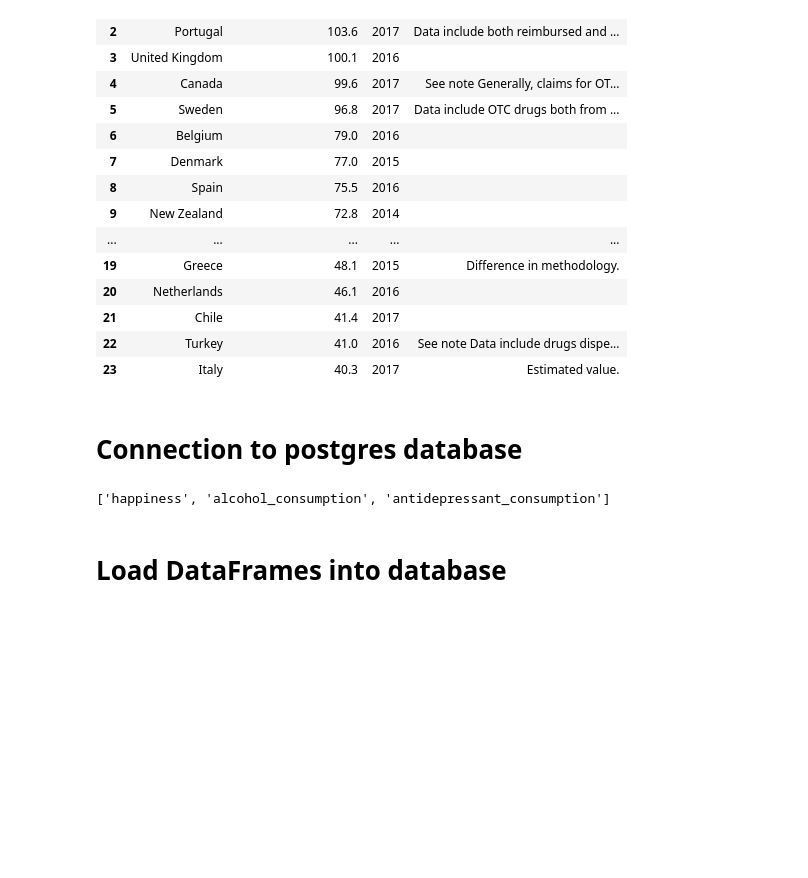
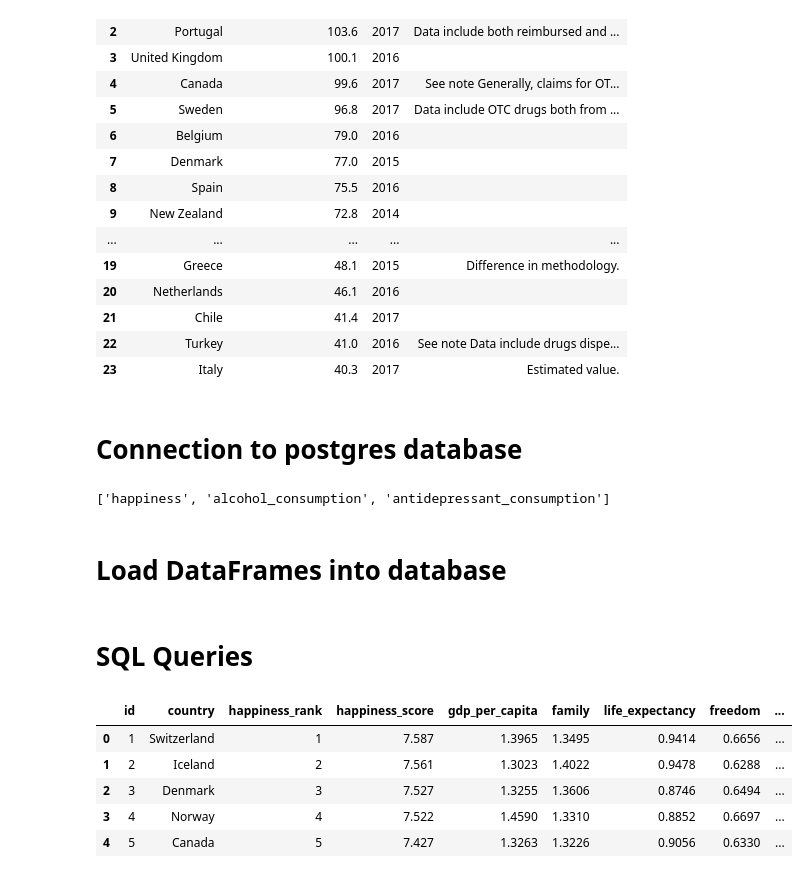
Before and after one commit to DanZanoria/ETL-Project, a Jupyter notebook: ETL_happiness_alc_abuse_&_antidepressant.ipynb, the cells around one changed output. Drawn from its saved outputs; the diff is of its cells as text; code cells hidden in the pictures; blank space fills up the shorter version.

```diff
--- a/ETL_happiness_alc_abuse_&_antidepressant.ipynb
+++ b/ETL_happiness_alc_abuse_&_antidepressant.ipynb
@@ -411,3 +411,17 @@ world_happiness_index_df.to_sql(name='happiness', con=engine, if_exists='append'
 alcoholSubstanceAbuse_df.to_sql(name='alcohol_consumption', con=engine, if_exists='append', index=False)
 # %%
 antidepressant_consumption_df.to_sql(name='antidepressant_consumption', con=engine, if_exists='append', index=False)
+# %% [markdown]
+# SQL Queries
+# %%
+connection = engine.connect()
+# %%
+happiness_df = pd.read_sql("SELECT * FROM happiness", connection)
+happiness_df.head()
+# %% [output]
+|  | id | country | happiness_rank | happiness_score | gdp_per_capita | family | life_expectancy | freedom | ... |
+| 0 | 1 | Switzerland | 1 | 7.587 | 1.3965 | 1.3495 | 0.9414 | 0.6656 | ... |
+| 1 | 2 | Iceland | 2 | 7.561 | 1.3023 | 1.4022 | 0.9478 | 0.6288 | ... |
+| 2 | 3 | Denmark | 3 | 7.527 | 1.3255 | 1.3606 | 0.8746 | 0.6494 | ... |
+| 3 | 4 | Norway | 4 | 7.522 | 1.4590 | 1.3310 | 0.8852 | 0.6697 | ... |
+| 4 | 5 | Canada | 5 | 7.427 | 1.3263 | 1.3226 | 0.9056 | 0.6330 | ... |
```
Also changed, not shown: parts of 1 cell of this notebook, 6 other files.
